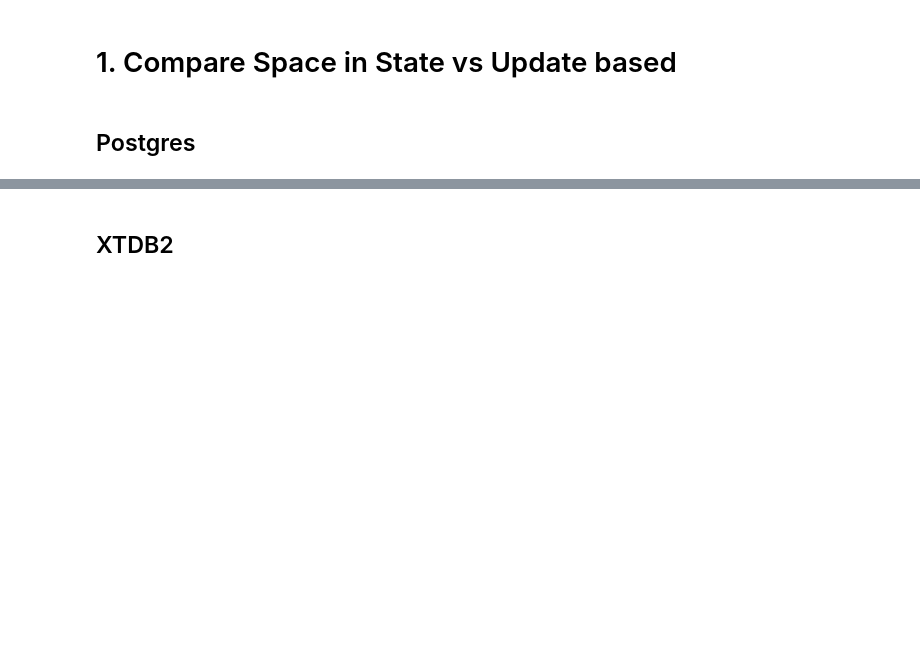
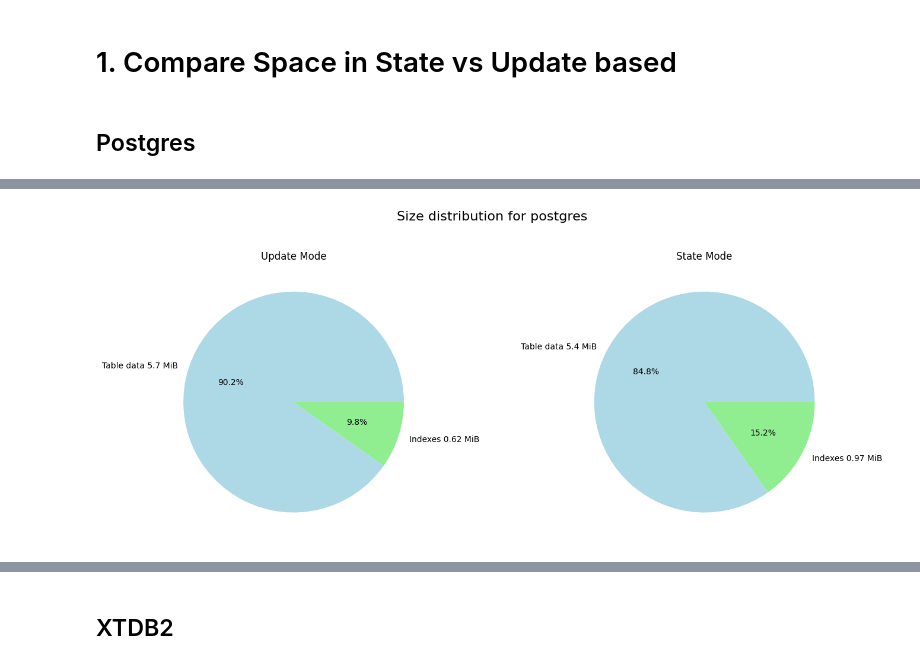
Before and after one commit to DinisSousa2003/api-kevel-mock, a Jupyter notebook: analysis.ipynb, the cells around one changed output, grey strips where cells are left out. Cells and saved outputs as stored; diff of their text form; code cells hidden in the pictures; blank space fills up the shorter version.

```diff
--- a/analysis.ipynb
+++ b/analysis.ipynb
@@ -87,0 +138,41 @@ plt.show()
+# %%
+# Pie chart for space occupied
+
+latest_diff = get_latest_data(diff_data)
+latest_state = get_latest_data(state_data)
+
+
+exclude = ['timestamp', 'ALL PUT']
+latest_diff = latest_diff.drop(labels=exclude, axis=1, errors='ignore')
+latest_state = latest_state.drop(labels=exclude, axis=1, errors='ignore')
+
+# display(latest_diff)
+# display(latest_state)
+
+fig, axes = plt.subplots(1, 2, figsize=(14, 6), sharey=True)
+pos = 0
+
+for mode, data in zip(MODES, [latest_diff, latest_state]):
+
+    total_size = data['customer_total'].iloc[0]
+    indexes_size = data['customer_indexes'].iloc[0]
+    data_size = data['customer_data'].iloc[0]
+
+    # Diff mode plot
+    axes[pos].pie([
+        data_size,
+        indexes_size],
+        labels=[
+        f'Table data {data_size} MiB',
+        f'Indexes {indexes_size} MiB'],
+        autopct='%1.1f%%', colors=['lightblue', 'lightgreen'])
+    axes[pos].set_title(f'{mode} Mode')
+    axes[pos].grid(True)
+    pos += 1
+
+# General layout
+fig.suptitle(f'Size distribution for {database}', fontsize=16)
+plt.tight_layout(rect=[0, 0.03, 1, 0.95])
+plt.show()
+# %% [output]
+[figure, added]
```
Also changed, not shown: parts of 15 cells of this notebook, 49 other files.
